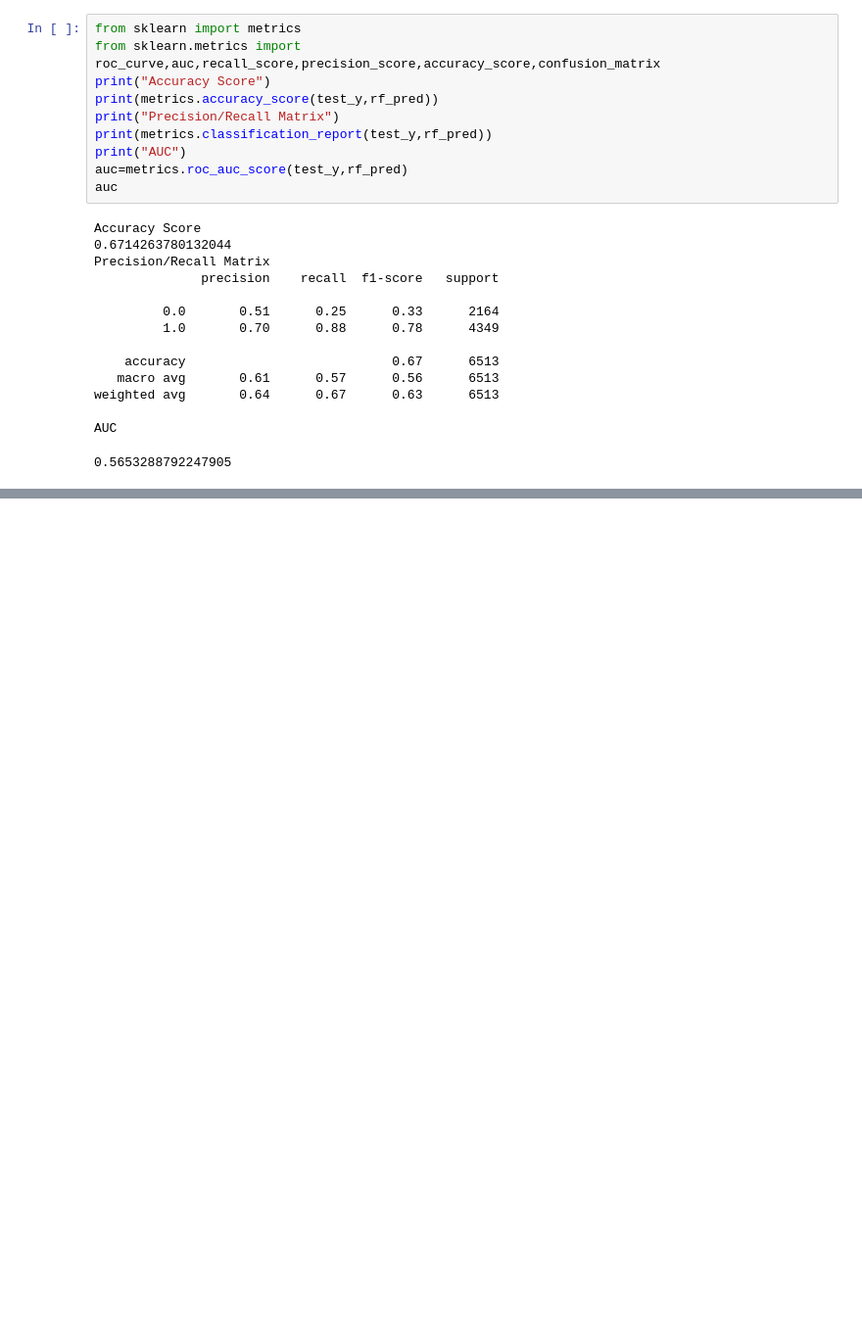
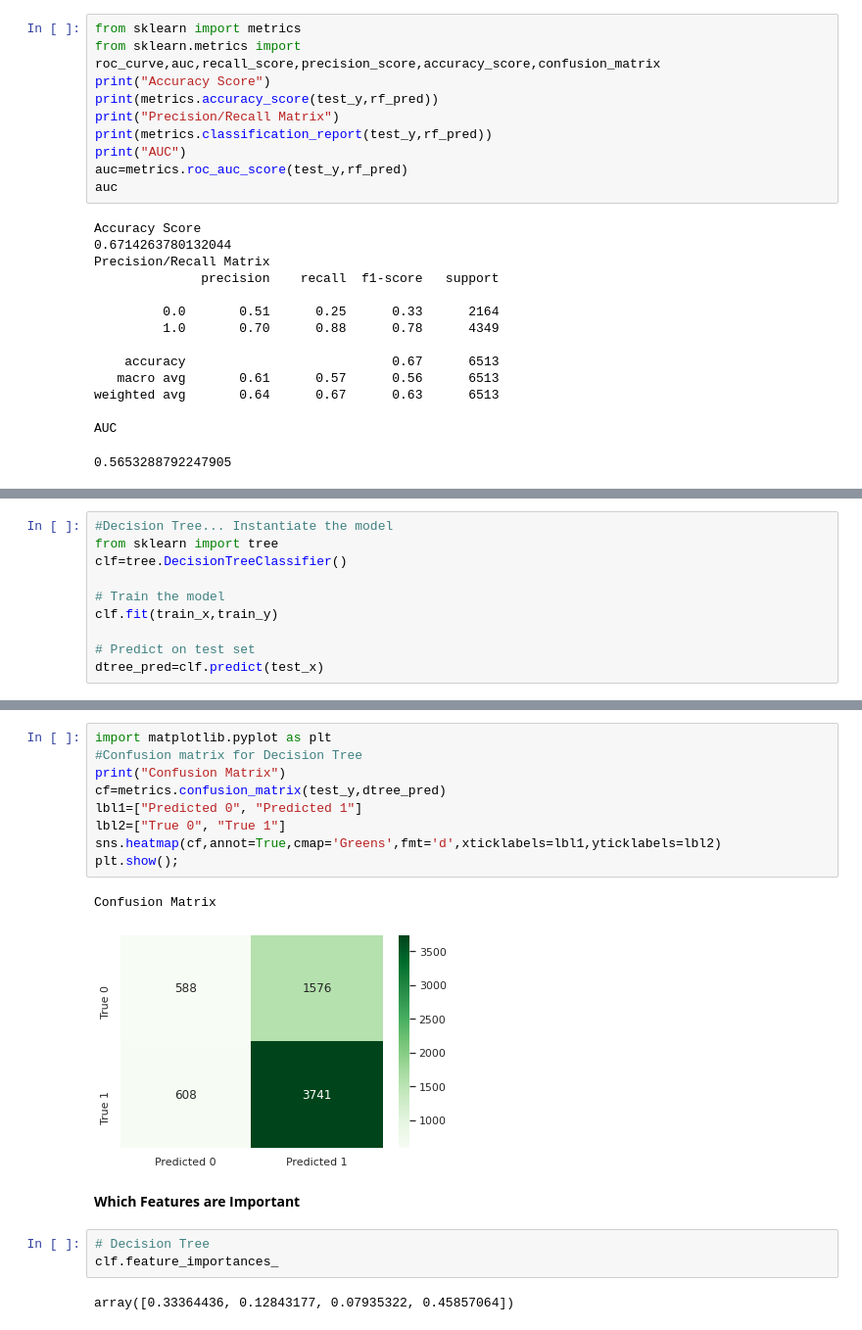
Before and after one commit to ravi260372/Data_Science_Python, a Jupyter notebook: Income_Prediction_RF_Code_Academy.ipynb, the cells around one changed output, grey strips where cells are left out. Shown: that part at 98% size. Drawn from its saved outputs; the diff is of its cells as text; blank space fills up the shorter version.

```diff
--- a/Income_Prediction_RF_Code_Academy.ipynb
+++ b/Income_Prediction_RF_Code_Academy.ipynb
@@ -356,0 +359,10 @@ Confusion Matrix
+# %%
+#Decision Tree... Instantiate the model
+from sklearn import tree
+clf=tree.DecisionTreeClassifier()
+
+# Train the model
+clf.fit(train_x,train_y)
+
+# Predict on test set
+dtree_pred=clf.predict(test_x)
@@ -356,0 +397,19 @@ Confusion Matrix
+# %%
+import matplotlib.pyplot as plt
+#Confusion matrix for Decision Tree
+print("Confusion Matrix")
+cf=metrics.confusion_matrix(test_y,dtree_pred)
+lbl1=["Predicted 0", "Predicted 1"]
+lbl2=["True 0", "True 1"]
+sns.heatmap(cf,annot=True,cmap='Greens',fmt='d',xticklabels=lbl1,yticklabels=lbl2)
+plt.show();
+# %% [output]
+Confusion Matrix
+[figure, added]
+# %% [markdown]
+**Which Features are Important**
+# %%
+# Decision Tree
+clf.feature_importances_
+# %% [output]
+array([0.33364436, 0.12843177, 0.07935322, 0.45857064])
```
Also changed, not shown: parts of 7 cells of this notebook.
